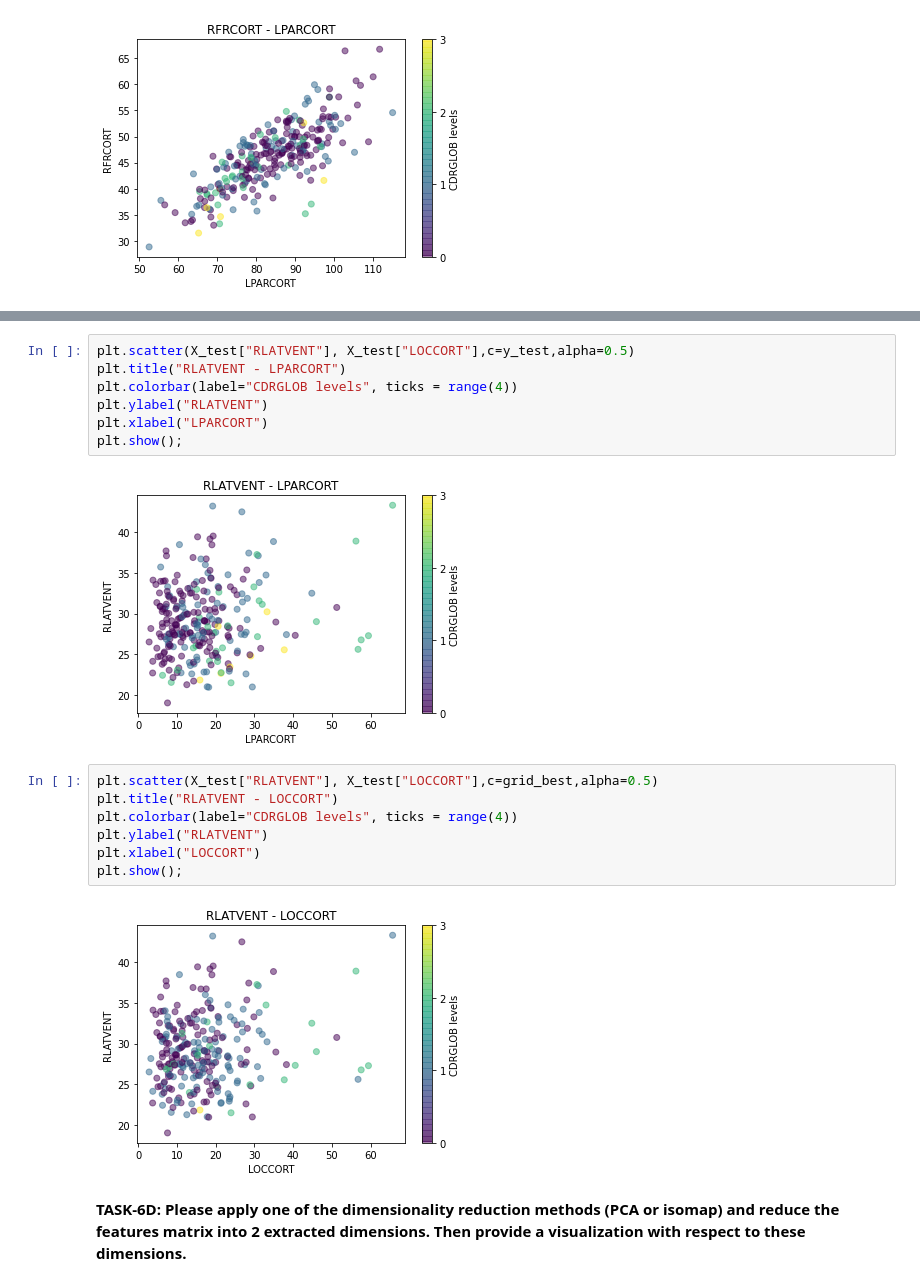
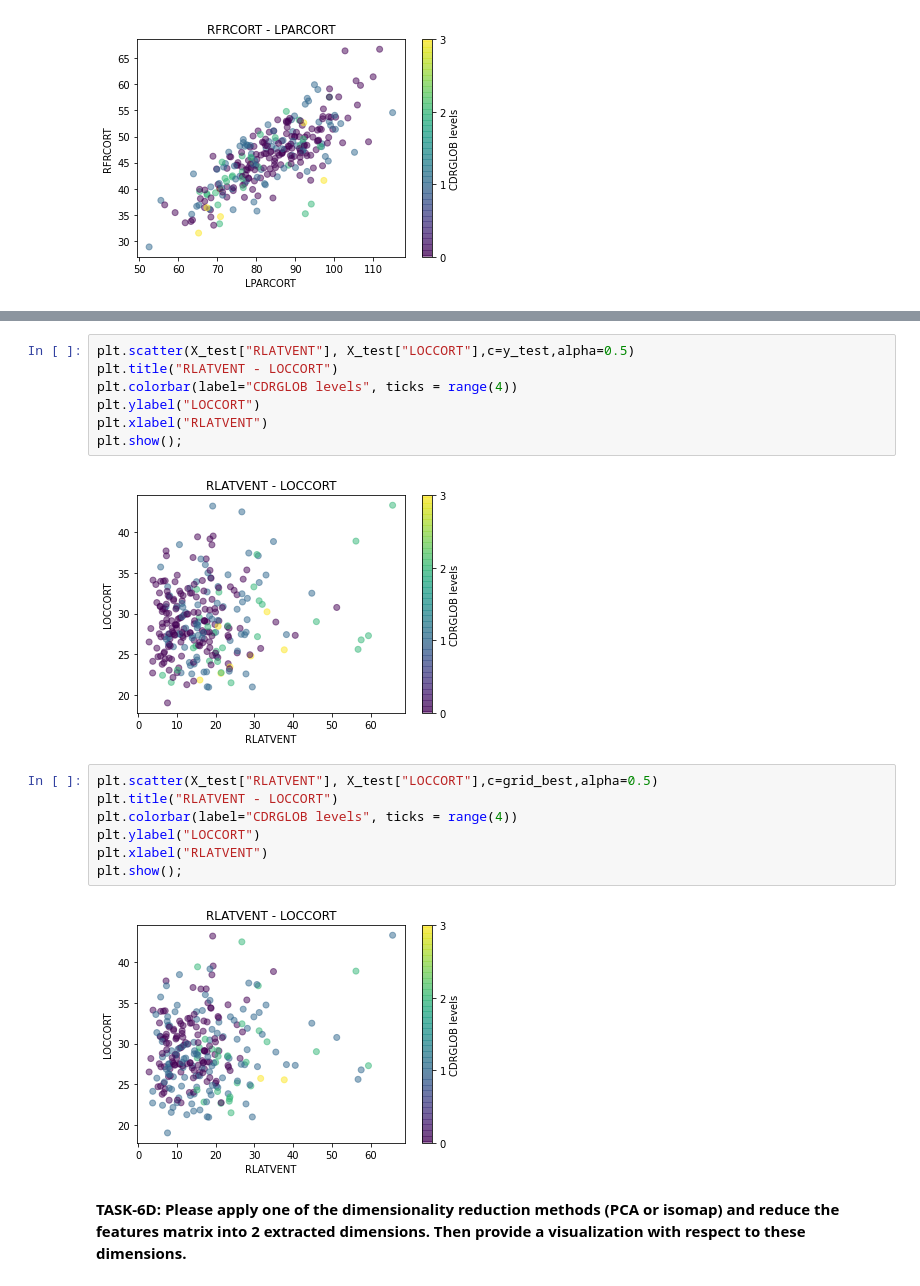
Before and after one commit to olcansatir/BEBKA-CEV-Data-Scientist-Bootcamp, a Jupyter notebook: TASK-6(A-B-C-D-E)/TASK_6(A_B_C_D_E).ipynb, the cells around one changed output, grey strips where cells are left out. Drawn from its saved outputs; the diff is of its cells as text.

```diff
--- a/TASK-6(A-B-C-D-E)/TASK_6(A_B_C_D_E).ipynb
+++ b/TASK-6(A-B-C-D-E)/TASK_6(A_B_C_D_E).ipynb
@@ -168,21 +146,21 @@ plt.show();
 # %%
 plt.scatter(X_test["RLATVENT"], X_test["LOCCORT"],c=y_test,alpha=0.5)
-plt.title("RLATVENT - LPARCORT")
+plt.title("RLATVENT - LOCCORT")
 plt.colorbar(label="CDRGLOB levels", ticks = range(4))
-plt.ylabel("RLATVENT")
-plt.xlabel("LPARCORT")
+plt.ylabel("LOCCORT")
+plt.xlabel("RLATVENT")
 plt.show();
 # %% [output]
-[figure, old version]
+[figure, new version]
 # %%
 plt.scatter(X_test["RLATVENT"], X_test["LOCCORT"],c=grid_best,alpha=0.5)
 plt.title("RLATVENT - LOCCORT")
 plt.colorbar(label="CDRGLOB levels", ticks = range(4))
-plt.ylabel("RLATVENT")
-plt.xlabel("LOCCORT")
+plt.ylabel("LOCCORT")
+plt.xlabel("RLATVENT")
 plt.show();
 # %% [output]
-[figure, old version]
+[figure, new version]
 # %% [markdown]
 **TASK-6D: Please apply one of the dimensionality reduction methods (PCA or isomap) and reduce the features matrix into 2 extracted dimensions. Then provide a visualization with respect to these dimensions.**
 # %%
```
Also changed, not shown: parts of 8 cells of this notebook.
